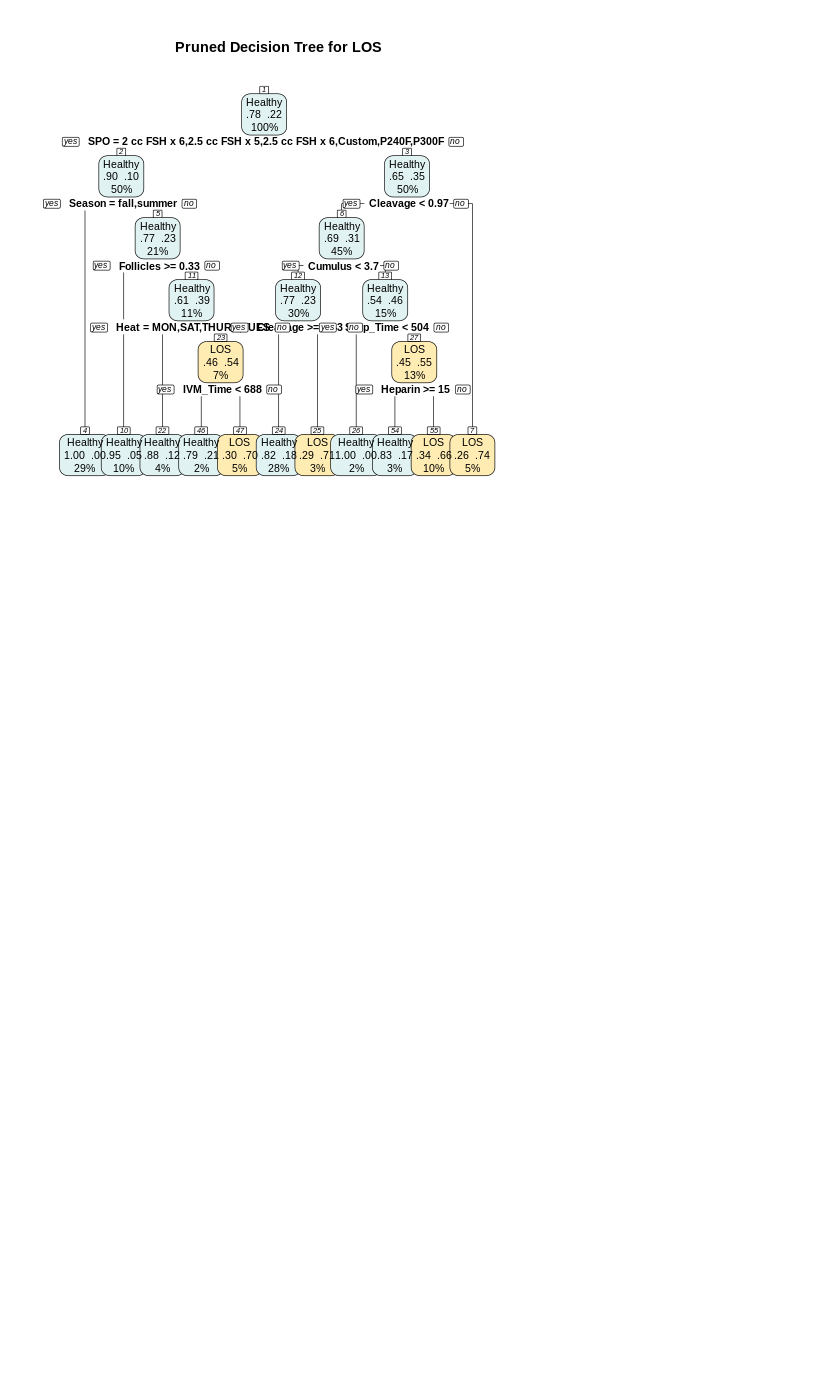
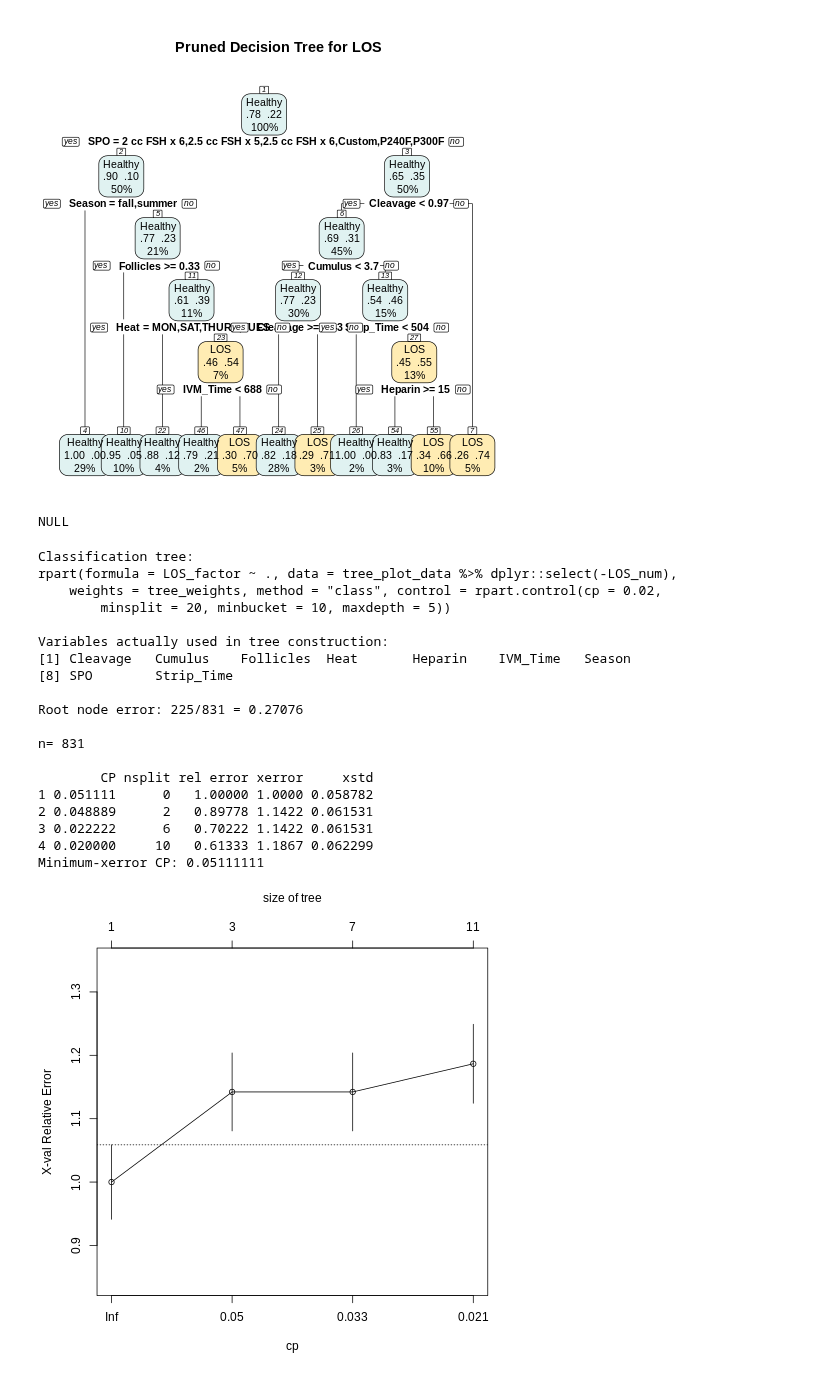
Before and after one commit to Bovi-analytics/Mallikarjuna-et-al-2026, a Jupyter notebook: LOS_Code.ipynb, the cells around one changed output. Drawn from its saved outputs; the diff is of its cells as text; code cells hidden in the pictures; blank space fills up the shorter version.

```diff
--- a/LOS_Code.ipynb
+++ b/LOS_Code.ipynb
@@ -3060,3 +3183,48 @@ n= 831
 
 Chosen CP:
 [figure]
+# %%
+%%R
+cp_table <- tree_data$cptable
+
+best_cp <- cp_table[
+  which.min(cp_table[, "xerror"]),
+  "CP"
+]
+
+best_cp
+# %% [output]
+NULL
+# %%
+%%R
+printcp(tree_fit)
+
+plotcp(tree_fit)
+
+best_cp <- tree_fit$cptable[
+  which.min(tree_fit$cptable[, "xerror"]),
+  "CP"
+]
+
+cat("Minimum-xerror CP:", best_cp, "\n")
+# %% [output]
+Classification tree:
+rpart(formula = LOS_factor ~ ., data = tree_plot_data %>% dplyr::select(-LOS_num),
+    weights = tree_weights, method = "class", control = rpart.control(cp = 0.02,
+        minsplit = 20, minbucket = 10, maxdepth = 5))
+
+Variables actually used in tree construction:
+[1] Cleavage   Cumulus    Follicles  Heat       Heparin    IVM_Time   Season
+[8] SPO        Strip_Time
+
+Root node error: 225/831 = 0.27076
+
+n= 831
+
+        CP nsplit rel error xerror     xstd
+1 0.051111      0   1.00000 1.0000 0.058782
+2 0.048889      2   0.89778 1.1422 0.061531
+3 0.022222      6   0.70222 1.1422 0.061531
+4 0.020000     10   0.61333 1.1867 0.062299
+Minimum-xerror CP: 0.05111111
+[figure, added]
```
Also changed, not shown: parts of 14 cells of this notebook.
